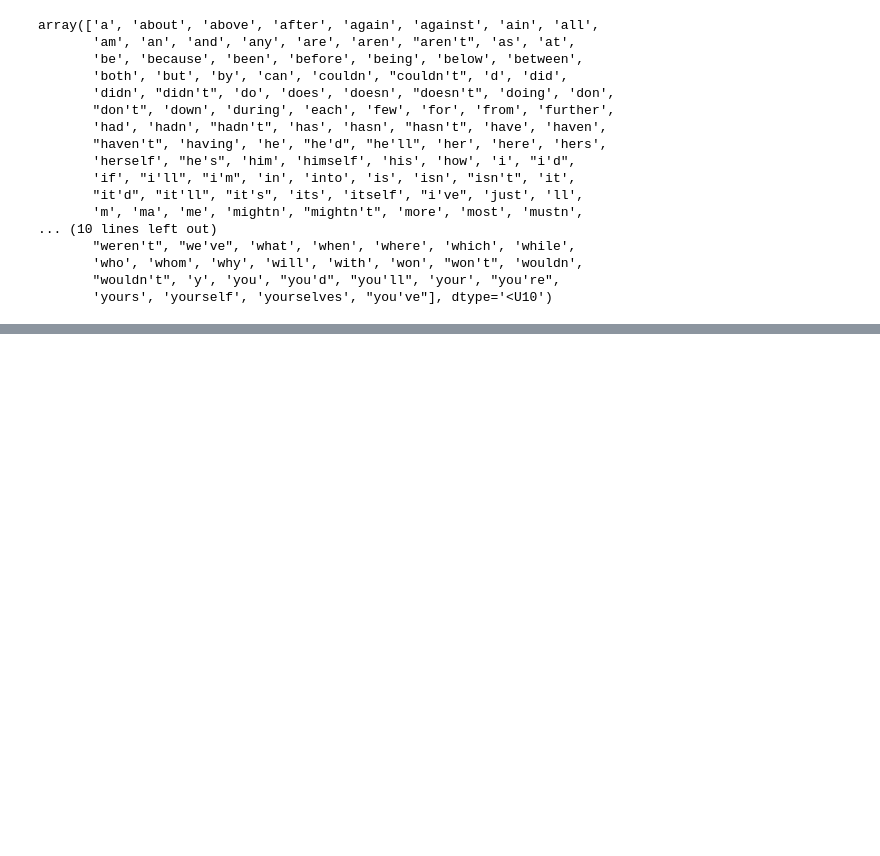
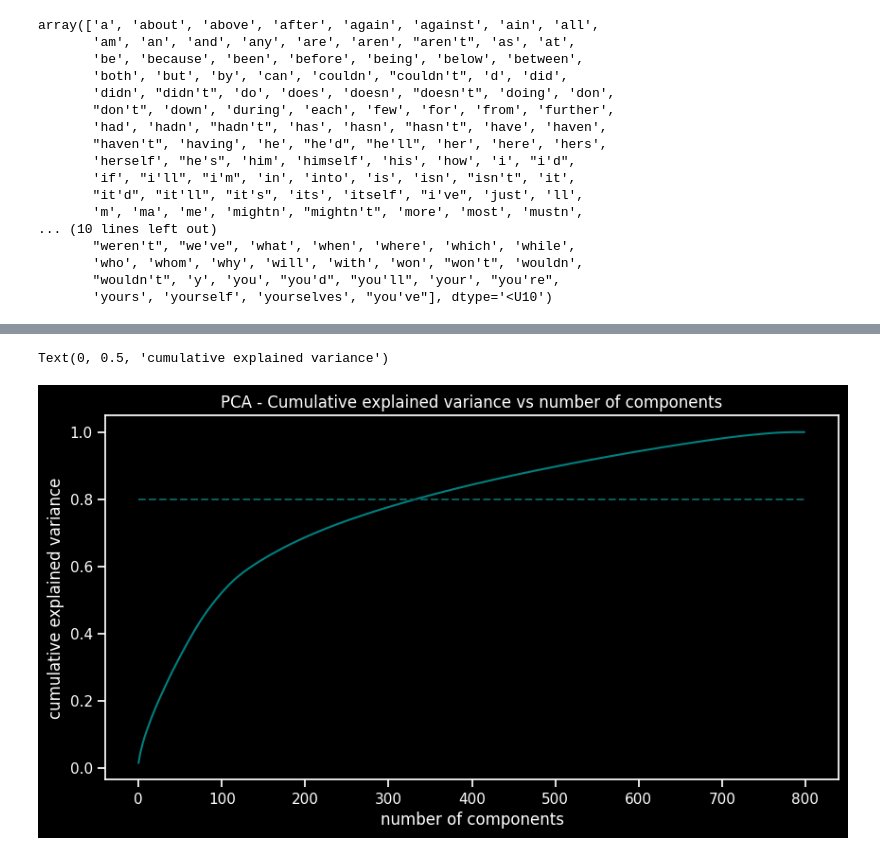
Before and after one commit to qfe-bonn/2025, a Jupyter notebook: Spotify Music Genre Analysis/Spotify_Music_Genre_Analysis_Notebook.ipynb, the cells around one changed output, grey strips where cells are left out. Cells and saved outputs as stored; diff of their text form; code cells hidden in the pictures; blank space fills up the shorter version.

```diff
--- a/Spotify Music Genre Analysis/Spotify_Music_Genre_Analysis_Notebook.ipynb
+++ b/Spotify Music Genre Analysis/Spotify_Music_Genre_Analysis_Notebook.ipynb
@@ -82,3 +302,16 @@ array(['a', 'about', 'above', 'after', 'again', 'against', 'ain', 'all',
+# %%
+df = df.sort_values('popularity', ascending=False).drop_duplicates('clustering_attributes').sort_index()
 # %%
 tokenizer = TweetTokenizer()
 df['clustering_attributes'] = df['clustering_attributes'].apply(lambda x: tokenizer.tokenize(x))
+# %%
+def lemmatize_verbs(words):
+    """Lemmatize verbs in list of tokenized words"""
+    lemmatizer = WordNetLemmatizer()
+    lemmas = []
+    for word in words:
+        lemma = lemmatizer.lemmatize(word, pos='v')
+        lemmas.append(lemma)
+    return lemmas
+
+df['clustering_attributes'] = df['clustering_attributes'].apply(lemmatize_verbs)
@@ -84,0 +336,13 @@ df['clustering_attributes'] = df['clustering_attributes'].apply(lambda x: tokeni
+# %%
+clustering_data = df['clustering_attributes']
+
+def identity_tokenizer(text):
+    return text
+
+# Using TFIDF vectorizer to vectorize the corpus
+# max features = 20000 to prevent system from crashing
+tfidf = TfidfVectorizer(tokenizer=identity_tokenizer, stop_words='english', lowercase=False,max_features = 800)
+X = tfidf.fit_transform(clustering_data)
+
+print(X.shape)
+X
@@ -84,0 +353,3 @@ df['clustering_attributes'] = df['clustering_attributes'].apply(lambda x: tokeni
+# %%
+X = X.toarray()
+X
@@ -84,0 +364,14 @@ df['clustering_attributes'] = df['clustering_attributes'].apply(lambda x: tokeni
+# %%
+pca = PCA(random_state=42)
+pca.fit(X)
+
+# Explained variance for different number of components
+plt.figure(figsize=(10,5))
+plt.plot(np.cumsum(pca.explained_variance_ratio_), color='#008080')
+plt.hlines(y=0.8, xmin=0, xmax=800,color='#0a5c5c', linestyles='--')
+plt.title('PCA - Cumulative explained variance vs number of components')
+plt.xlabel('number of components')
+plt.ylabel('cumulative explained variance')
+# %% [output]
+Text(0, 0.5, 'cumulative explained variance')
+[figure, added]
```
Also changed, not shown: parts of 45 cells of this notebook, 1 other file.
